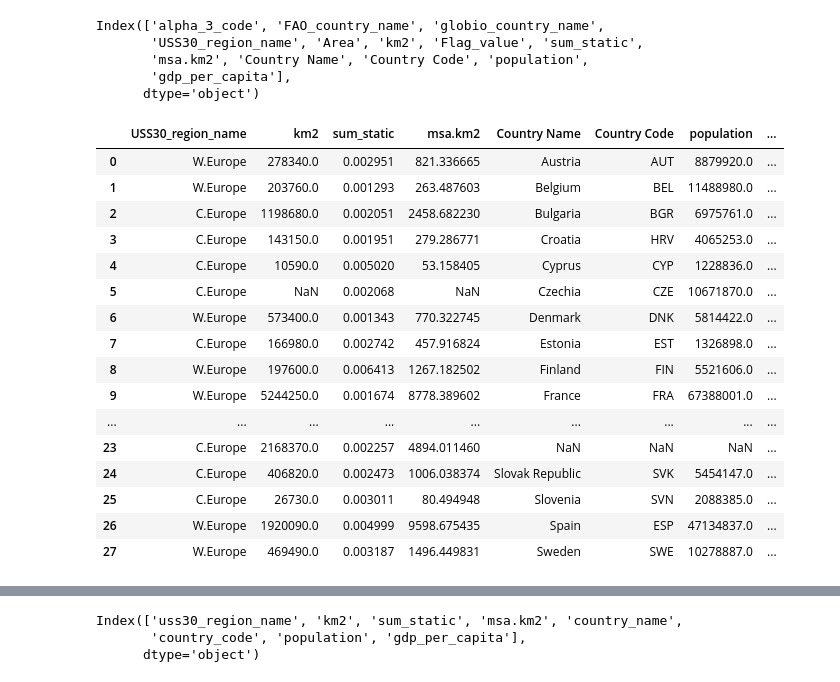
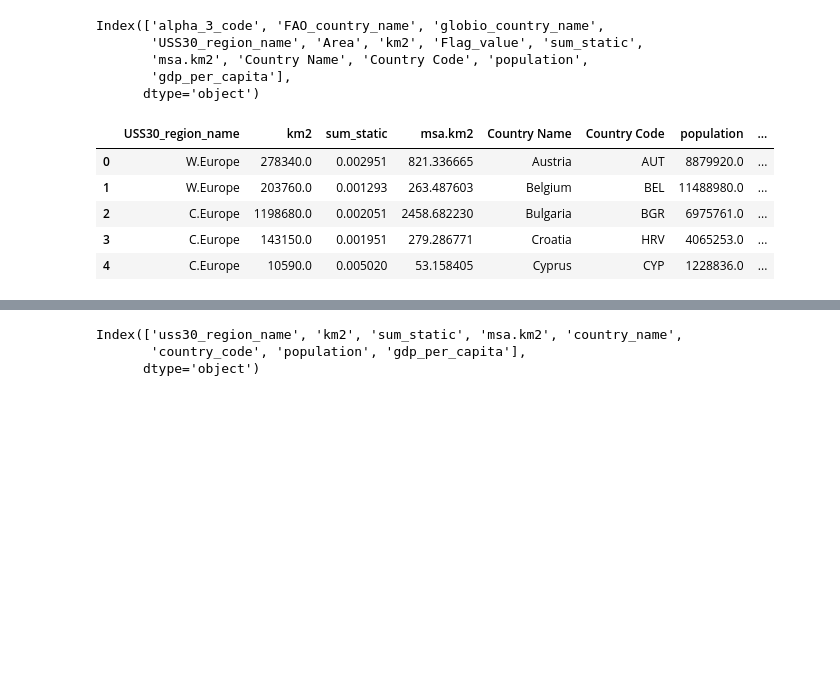
Before and after one commit to AlexandreGazagnes/Global-Biodiversity-Score, a Jupyter notebook: notebooks/01-First-Explo.ipynb, the cells around one changed output, grey strips where cells are left out. Saved outputs shown, nothing was run; the diff lists cells and outputs as text; code cells hidden in the pictures; blank space fills up the shorter version.

```diff
--- a/notebooks/01-First-Explo.ipynb
+++ b/notebooks/01-First-Explo.ipynb
@@ -1805,25 +1722,14 @@ cols = [
 ]
 # %%
 final_gdp_pop = final_gdp_pop.loc[:, cols]
-final_gdp_pop
+final_gdp_pop.head()
 # %% [output]
 |  | USS30_region_name | km2 | sum_static | msa.km2 | Country Name | Country Code | population | ... |
 | 0 | W.Europe | 278340.0 | 0.002951 | 821.336665 | Austria | AUT | 8879920.0 | ... |
 | 1 | W.Europe | 203760.0 | 0.001293 | 263.487603 | Belgium | BEL | 11488980.0 | ... |
 | 2 | C.Europe | 1198680.0 | 0.002051 | 2458.682230 | Bulgaria | BGR | 6975761.0 | ... |
 | 3 | C.Europe | 143150.0 | 0.001951 | 279.286771 | Croatia | HRV | 4065253.0 | ... |
 | 4 | C.Europe | 10590.0 | 0.005020 | 53.158405 | Cyprus | CYP | 1228836.0 | ... |
-| 5 | C.Europe | NaN | 0.002068 | NaN | Czechia | CZE | 10671870.0 | ... |
-| 6 | W.Europe | 573400.0 | 0.001343 | 770.322745 | Denmark | DNK | 5814422.0 | ... |
-| 7 | C.Europe | 166980.0 | 0.002742 | 457.916824 | Estonia | EST | 1326898.0 | ... |
-| 8 | W.Europe | 197600.0 | 0.006413 | 1267.182502 | Finland | FIN | 5521606.0 | ... |
-| 9 | W.Europe | 5244250.0 | 0.001674 | 8778.389602 | France | FRA | 67388001.0 | ... |
-| ... | ... | ... | ... | ... | ... | ... | ... | ... |
-| 23 | C.Europe | 2168370.0 | 0.002257 | 4894.011460 | NaN | NaN | NaN | ... |
-| 24 | C.Europe | 406820.0 | 0.002473 | 1006.038374 | Slovak Republic | SVK | 5454147.0 | ... |
-| 25 | C.Europe | 26730.0 | 0.003011 | 80.494948 | Slovenia | SVN | 2088385.0 | ... |
-| 26 | W.Europe | 1920090.0 | 0.004999 | 9598.675435 | Spain | ESP | 47134837.0 | ... |
-| 27 | W.Europe | 469490.0 | 0.003187 | 1496.449831 | Sweden | SWE | 10278887.0 | ... |
 # %%
 final_gdp_pop.columns = [
     i.lower().replace(" ", "_") for i in final_gdp_pop.columns
```
Also changed, not shown: parts of 13 cells of this notebook.
